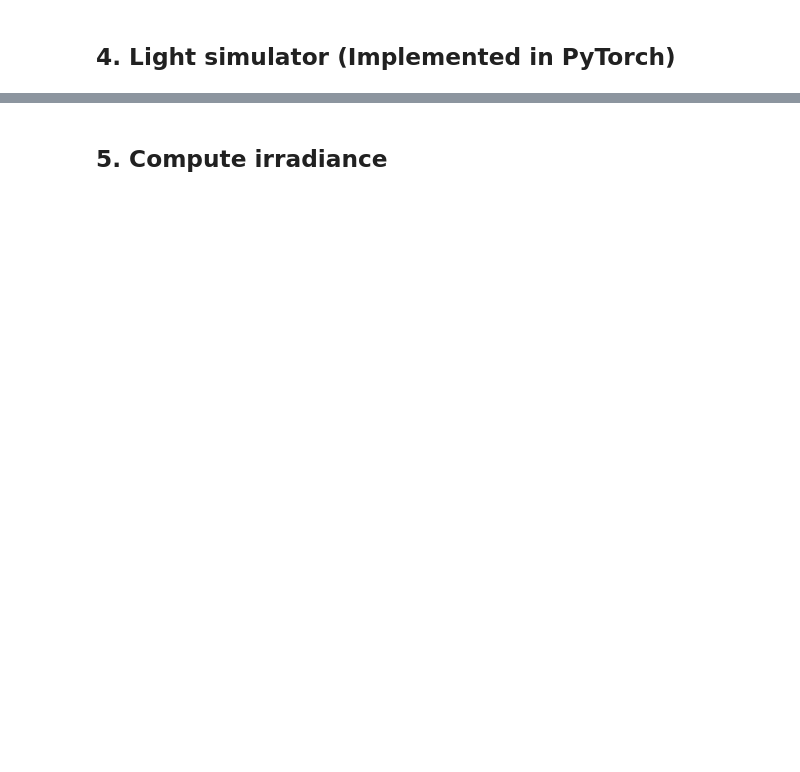
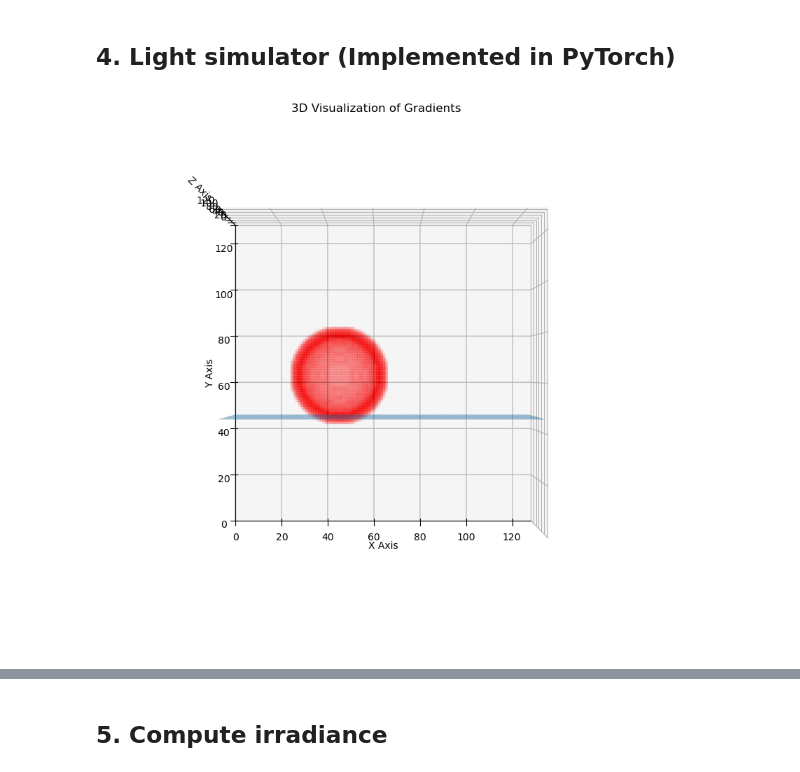
Before and after one commit to swirling-wind/Eikonal-Voxel-Rendering, a Jupyter notebook: main.ipynb, the cells around one changed output, grey strips where cells are left out. Cells and saved outputs as stored; diff of their text form; code cells hidden in the pictures; blank space fills up the shorter version.

```diff
--- a/main.ipynb
+++ b/main.ipynb
@@ -194,3 +196,49 @@ show_ior_field(scene_ior, initial_wavefront_pos, initial_wavefront_dir)
 # %% [markdown]
 ## 4. Light simulator (Implemented in PyTorch)
+# %%
+def compute_3d_gradients(ior_field: np.ndarray, sigma: float = 4.0) -> tuple[np.ndarray, np.ndarray, np.ndarray]:
+    # Apply Gaussian filter to smooth the 3D voxels
+    smoothed_field = gaussian_filter(ior_field, sigma=sigma, radius=1)
+    grad_x, grad_y, grad_z = np.gradient(smoothed_field)
+    return grad_x, grad_y, grad_z
+
+def visualize_gradients_3d(grad_xyz: tuple[np.ndarray, np.ndarray, np.ndarray], threshold: float = 0.1, alpha: float = 0.5):
+    # Convert gradients to numpy arrays
+    grad_x, grad_y, grad_z = grad_xyz
+
+    # Create a figure and 3D axes
+    fig = plt.figure(figsize=(8, 8))
+    ax = fig.add_subplot(111, projection='3d')
+    ax.set_box_aspect([1,1,1])
+    ax.set_xlim(0, grad_x.shape[0])
+    ax.set_ylim(0, grad_y.shape[1])
+    ax.set_zlim(0, grad_z.shape[2])
+    ax.set_xlabel('X Axis')
+    ax.set_ylabel('Y Axis')
+    ax.set_zlabel('Z Axis')
+
+    # Compute the magnitude of the gradients
+    grad_magnitude = np.sqrt(grad_x**2 + grad_y**2 + grad_z**2)
+
+    # Find the indices where the gradient magnitude exceeds the threshold
+    indices = np.where(grad_magnitude > threshold)
+
+    # Plot the gradient points exceeding the threshold
+    ax.scatter(indices[0], indices[1], indices[2], c='red', alpha=alpha)
+
+    ax.set_title('3D Visualization of Gradients')
+
+    # Adjust the aspect ratio of the plot
+    # ax.set_box_aspect((np.ptp(indices[0]), np.ptp(indices[1]), np.ptp(indices[2])))
+    ax.view_init(elev=90, azim=-90)
+    xx, yy, zz = plot_floor()
+    ax.plot_surface(xx, yy, zz, alpha=0.5)
+    plt.tight_layout()
+    plt.show()
+
+
+scene_ior_gradients = compute_3d_gradients(scene_ior, sigma=4.0)
+visualize_gradients_3d(scene_ior_gradients, threshold=0.01, alpha=0.01)
+# %% [output]
+[figure, added]
 # %%
```
Also changed, not shown: parts of 7 cells of this notebook, 1 other file.
